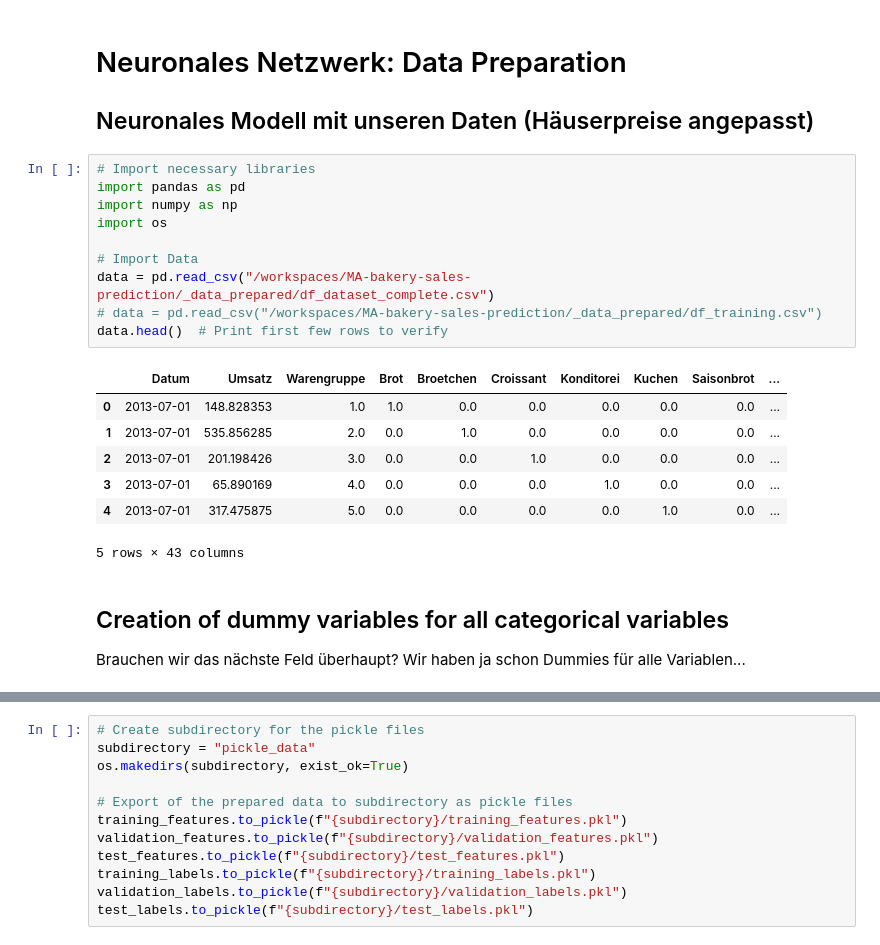
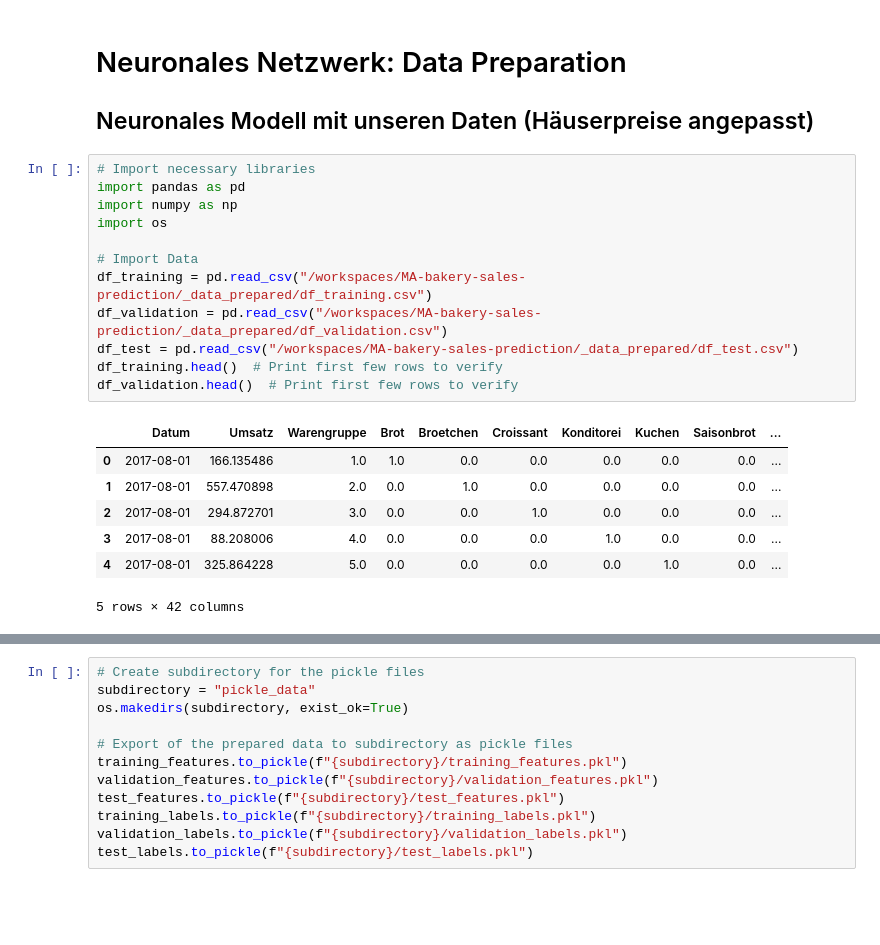
Before and after one commit to manuelboehm/MA-bakery-sales-prediction, a Jupyter notebook: 3_Model/Neuronales Modell.ipynb, the cells around one changed output, grey strips where cells are left out. Drawn from its saved outputs; the diff is of its cells as text; blank space fills up the shorter version.

```diff
--- a/3_Model/Neuronales Modell.ipynb
+++ b/3_Model/Neuronales Modell.ipynb
@@ -4,21 +4,20 @@
 # %%
 # Import necessary libraries
 import pandas as pd
 import numpy as np
 import os
 
 # Import Data
-data = pd.read_csv("/workspaces/MA-bakery-sales-prediction/_data_prepared/df_dataset_complete.csv")
-# data = pd.read_csv("/workspaces/MA-bakery-sales-prediction/_data_prepared/df_training.csv")
-data.head()  # Print first few rows to verify
+df_training = pd.read_csv("/workspaces/MA-bakery-sales-prediction/_data_prepared/df_training.csv")
+df_validation = pd.read_csv("/workspaces/MA-bakery-sales-prediction/_data_prepared/df_validation.csv")
+df_test = pd.read_csv("/workspaces/MA-bakery-sales-prediction/_data_prepared/df_test.csv")
+df_training.head()  # Print first few rows to verify
+df_validation.head()  # Print first few rows to verify
 # %% [output]
 |  | Datum | Umsatz | Warengruppe | Brot | Broetchen | Croissant | Konditorei | Kuchen | Saisonbrot | ... |
-| 0 | 2013-07-01 | 148.828353 | 1.0 | 1.0 | 0.0 | 0.0 | 0.0 | 0.0 | 0.0 | ... |
-| 1 | 2013-07-01 | 535.856285 | 2.0 | 0.0 | 1.0 | 0.0 | 0.0 | 0.0 | 0.0 | ... |
-| 2 | 2013-07-01 | 201.198426 | 3.0 | 0.0 | 0.0 | 1.0 | 0.0 | 0.0 | 0.0 | ... |
-| 3 | 2013-07-01 | 65.890169 | 4.0 | 0.0 | 0.0 | 0.0 | 1.0 | 0.0 | 0.0 | ... |
-| 4 | 2013-07-01 | 317.475875 | 5.0 | 0.0 | 0.0 | 0.0 | 0.0 | 1.0 | 0.0 | ... |
+| 0 | 2017-08-01 | 166.135486 | 1.0 | 1.0 | 0.0 | 0.0 | 0.0 | 0.0 | 0.0 | ... |
+| 1 | 2017-08-01 | 557.470898 | 2.0 | 0.0 | 1.0 | 0.0 | 0.0 | 0.0 | 0.0 | ... |
+| 2 | 2017-08-01 | 294.872701 | 3.0 | 0.0 | 0.0 | 1.0 | 0.0 | 0.0 | 0.0 | ... |
+| 3 | 2017-08-01 | 88.208006 | 4.0 | 0.0 | 0.0 | 0.0 | 1.0 | 0.0 | 0.0 | ... |
+| 4 | 2017-08-01 | 325.864228 | 5.0 | 0.0 | 0.0 | 0.0 | 0.0 | 1.0 | 0.0 | ... |
-5 rows × 43 columns
+5 rows × 42 columns
-# %% [markdown]
-## Creation of dummy variables for all categorical variables
-Brauchen wir das nächste Feld überhaupt? Wir haben ja schon Dummies für alle Variablen...
```
Also changed, not shown: parts of 11 cells of this notebook, 1 other file.
